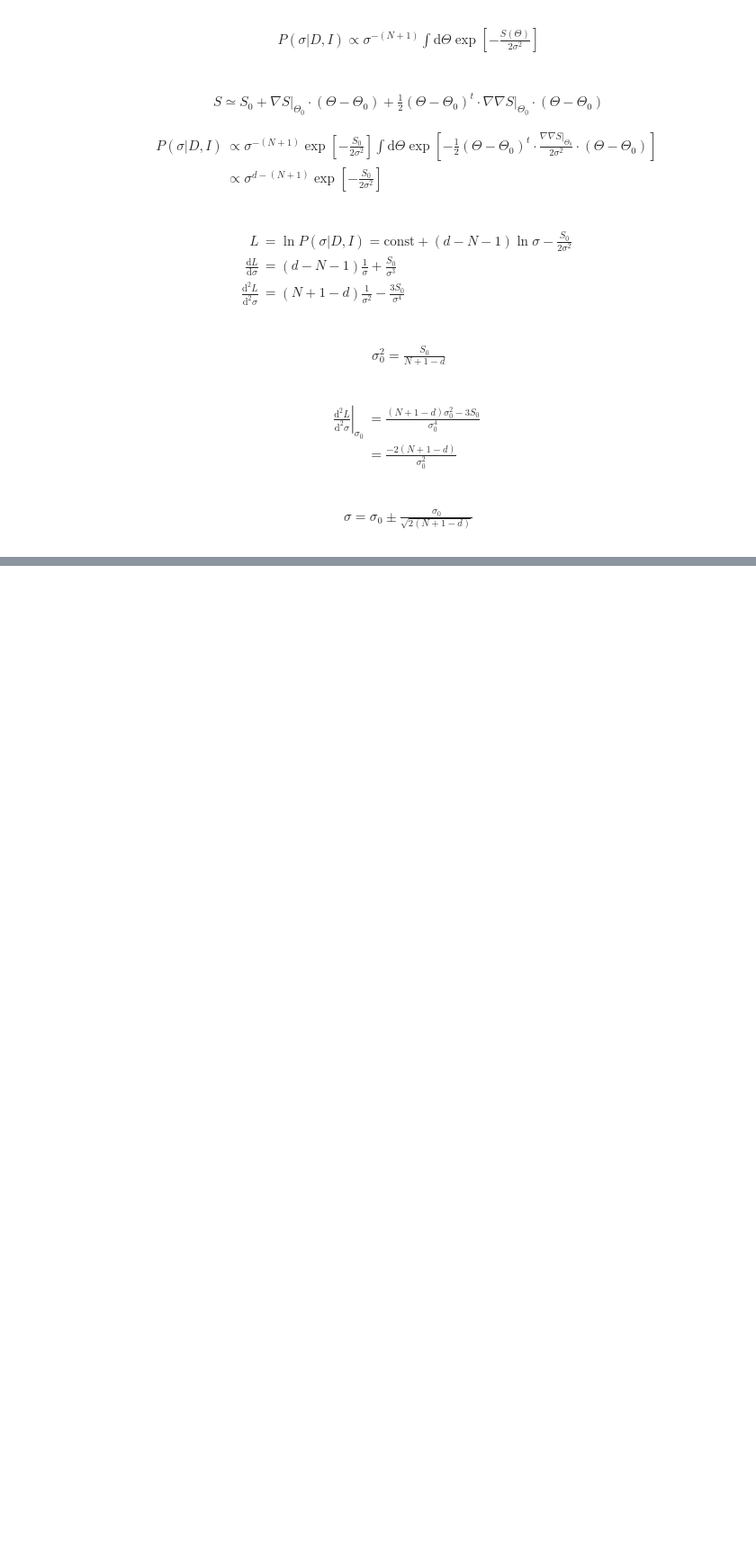
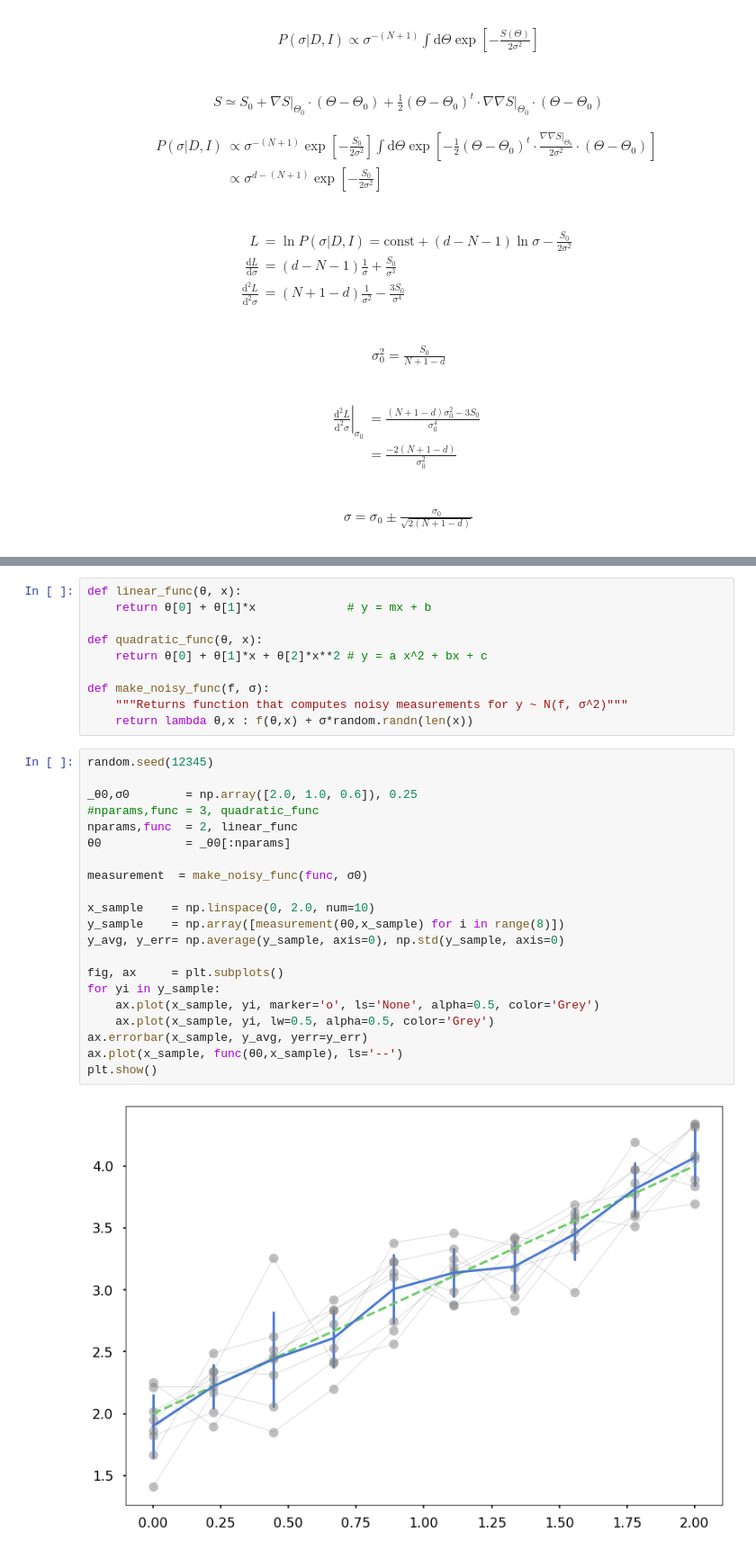
Before and after one commit to johnjmolina/MLKyoto, a Jupyter notebook: _notebooks/2020-05-13-Parameter-Estimation.ipynb, the cells around one changed output, grey strips where cells are left out. Shown at 90% size. Saved outputs shown, nothing was run; the diff lists cells and outputs as text; blank space fills up the shorter version.

```diff
--- a/_notebooks/2020-05-13-Parameter-Estimation.ipynb
+++ b/_notebooks/2020-05-13-Parameter-Estimation.ipynb
@@ -188,0 +211,33 @@ $$\begin{align}
+# %%
+def linear_func(θ, x):
+    return θ[0] + θ[1]*x             # y = mx + b
+
+def quadratic_func(θ, x):
+    return θ[0] + θ[1]*x + θ[2]*x**2 # y = a x^2 + bx + c
+
+def make_noisy_func(f, σ):
+    """Returns function that computes noisy measurements for y ~ N(f, σ^2)"""
+    return lambda θ,x : f(θ,x) + σ*random.randn(len(x))
+# %%
+random.seed(12345)
+
+_θ0,σ0        = np.array([2.0, 1.0, 0.6]), 0.25
+#nparams,func = 3, quadratic_func
+nparams,func  = 2, linear_func
+θ0            = _θ0[:nparams]
+
+measurement  = make_noisy_func(func, σ0)
+
+x_sample    = np.linspace(0, 2.0, num=10)
+y_sample    = np.array([measurement(θ0,x_sample) for i in range(8)])
+y_avg, y_err= np.average(y_sample, axis=0), np.std(y_sample, axis=0)
+
+fig, ax     = plt.subplots()
+for yi in y_sample:
+    ax.plot(x_sample, yi, marker='o', ls='None', alpha=0.5, color='Grey')
+    ax.plot(x_sample, yi, lw=0.5, alpha=0.5, color='Grey')
+ax.errorbar(x_sample, y_avg, yerr=y_err)
+ax.plot(x_sample, func(θ0,x_sample), ls='--')
+plt.show()
+# %% [output]
+[figure, added]
```
Also changed, not shown: parts of 10 cells of this notebook.
